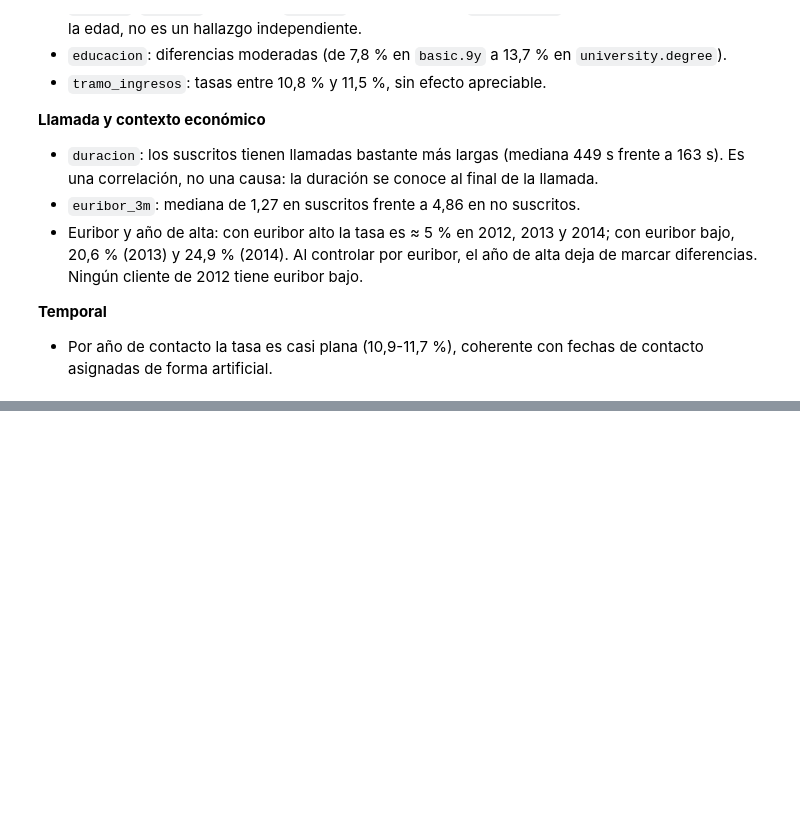
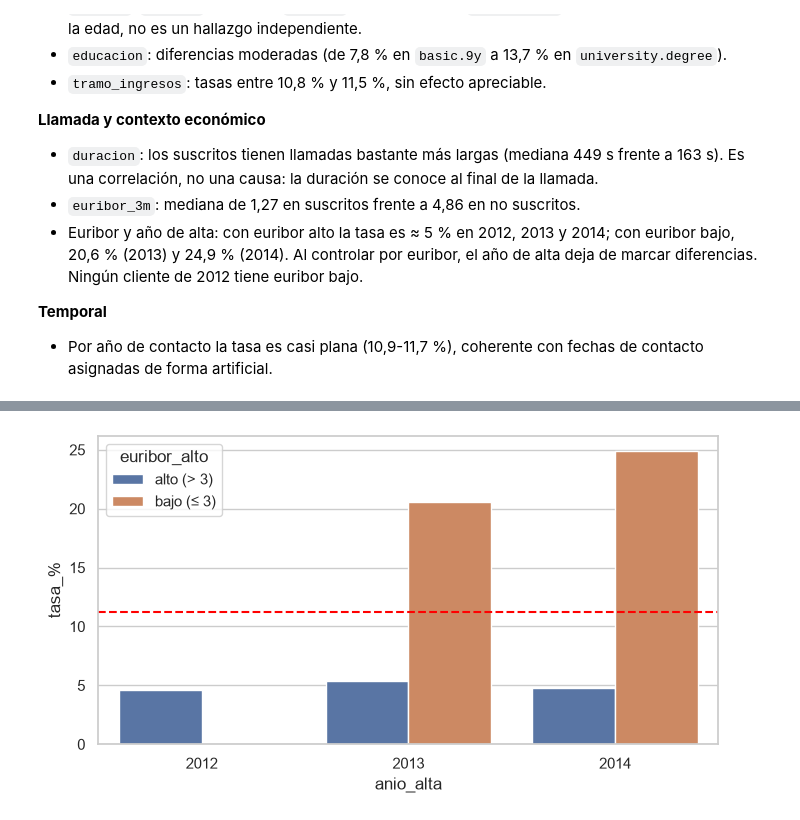
Before and after one commit to AntonioRojasBoquizo/00_da_p04_v01, a Jupyter notebook: notebooks/03_analisis_y_visualizacion.ipynb, the cells around one changed output, grey strips where cells are left out. Cells and saved outputs as stored; diff of their text form; code cells hidden in the pictures; blank space fills up the shorter version.

```diff
--- a/notebooks/03_analisis_y_visualizacion.ipynb
+++ b/notebooks/03_analisis_y_visualizacion.ipynb
@@ -899,0 +949,10 @@ plt.show()
+# %%
+fig, ax = plt.subplots()
+sns.barplot(data=tabla_euribor, x="anio_alta", y="tasa_%", hue="euribor_alto", ax=ax)
+ax.axhline(tasa_global, color="red", linestyle="--", label=f"Tasa global ({tasa_global:.1f} %)")
+
+# Número de clientes sobre cada barra
+for barra, (_, fila) in zip(ax.patches, tabla_euribor.sort_values(["euribor_alto", "anio_alta"]).iterrows()):
+    pass  # ver nota
+# %% [output]
+[figure, added]
```
Also changed, not shown: parts of 10 cells of this notebook, 9 other files.
